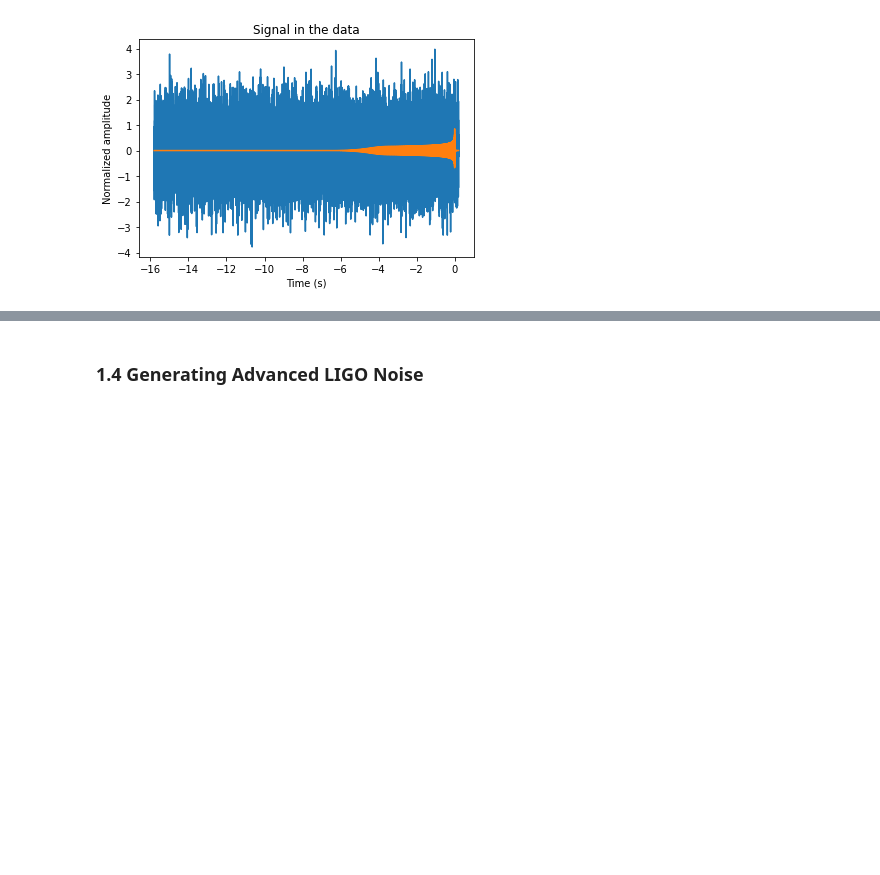
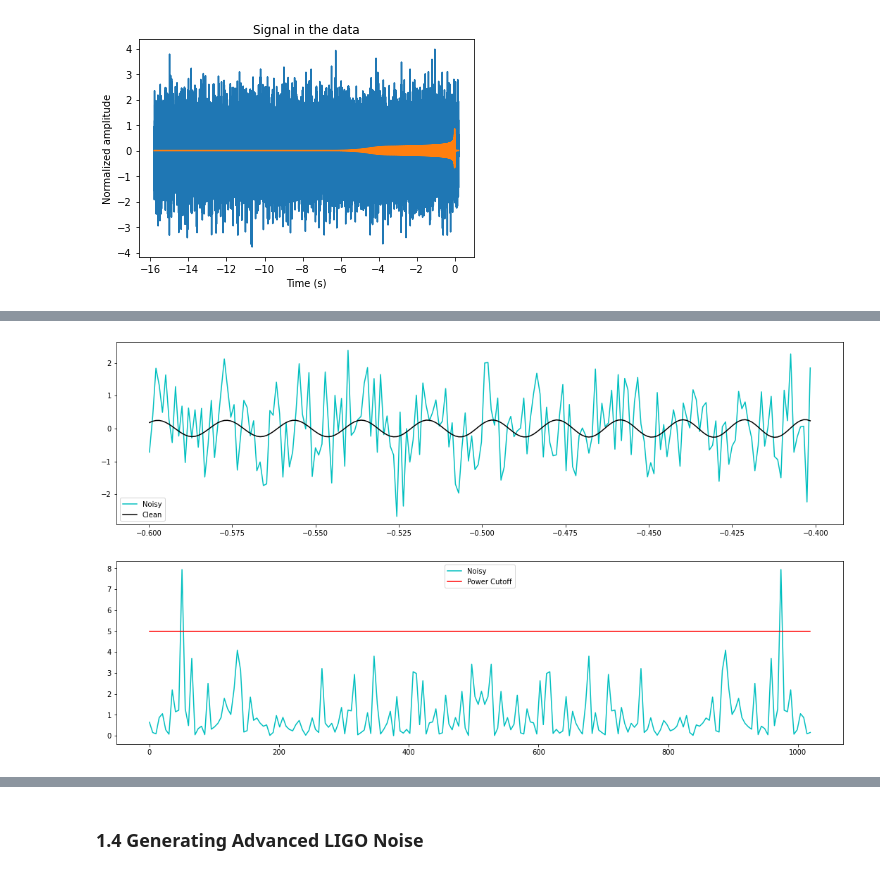
Before and after one commit to xli2522/GW-SignalGen, a Jupyter notebook: GW_gen.ipynb, the cells around one changed output, grey strips where cells are left out. Drawn from its saved outputs; the diff is of its cells as text; code cells hidden in the pictures; blank space fills up the shorter version.

```diff
--- a/GW_gen.ipynb
+++ b/GW_gen.ipynb
@@ -270,0 +311,24 @@ Text(0, 0.5, 'Normalized amplitude')
+# %%
+# start of scipy fft
+n = len(t)
+fhat = fftpack.fft(noisy_series[-L:], n)     #compute the fft
+PSD = fhat*np.conj(fhat)/n              #compute the power spectrum
+freq = (1/(dt*n))*np.arange(n)          #generate frequency axis
+
+fig, ax = plt.subplots(2,1)
+
+fig.set_size_inches(18.5, 10.5)
+
+plt.sca(ax[0])
+plt.plot(t, noisy_series[-L:][:L2], color='c', label='Noisy')
+plt.plot(t, clean_series[-L:][:L2], color='k', label='Clean')
+plt.legend()
+
+plt.sca(ax[1])
+plt.plot(freq, PSD, color='c', label='Noisy')
+plt.plot(freq, np.full((L2),5),color='r', label='Power Cutoff')
+plt.legend()
+
+plt.show()
+# %% [output]
+[figure, added]
```
Also changed, not shown: parts of 16 cells of this notebook.
